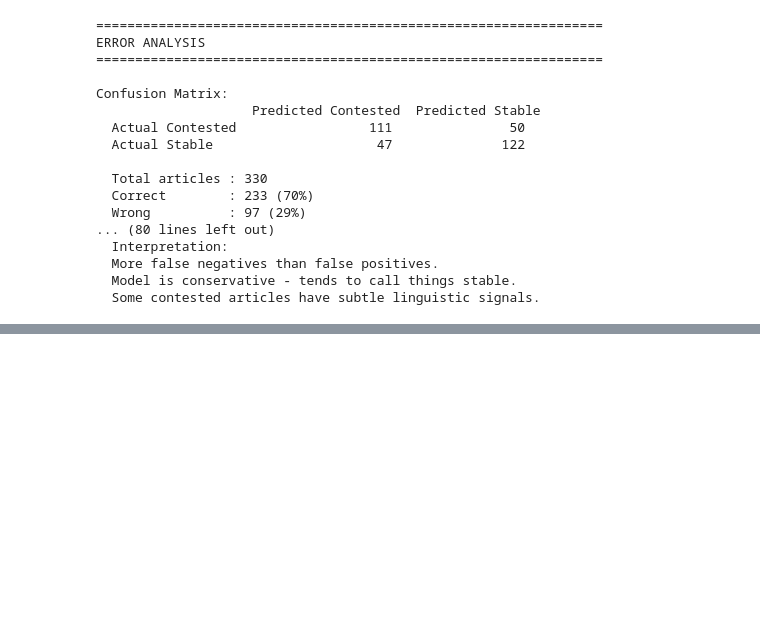
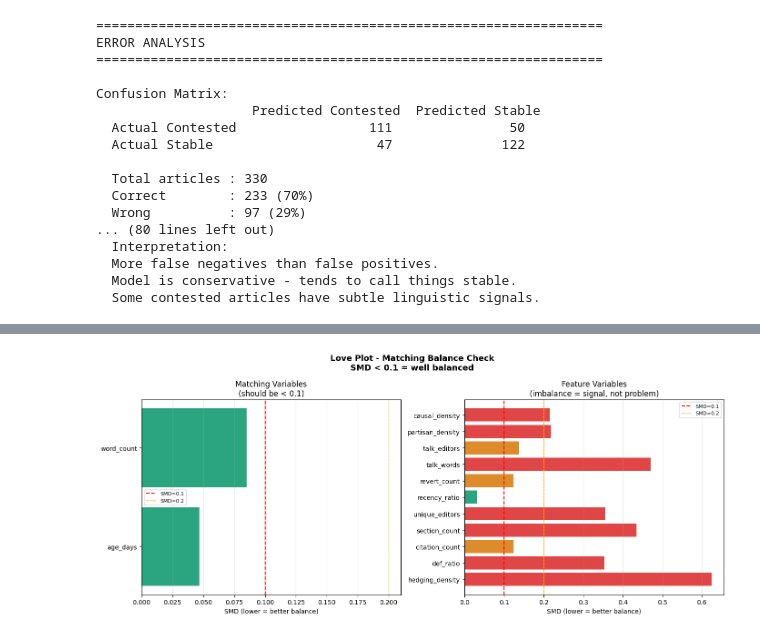
Before and after one commit to maoyuqing50-code/Wiki-Linguistic-Analysis, a Jupyter notebook: Wikipedia_EN_data_collection.ipynb, the cells around one changed output, grey strips where cells are left out. Drawn from its saved outputs; the diff is of its cells as text; code cells hidden in the pictures; blank space fills up the shorter version.

Commit message:
Add final EN dataset and analysis - 143 strict matched pairs, Love plot validated, F1=0.710

```diff
--- a/Wikipedia_EN_data_collection.ipynb
+++ b/Wikipedia_EN_data_collection.ipynb
@@ -1354,3 +1354,86 @@ Confusion Matrix:
   More false negatives than false positives.
   Model is conservative - tends to call things stable.
   Some contested articles have subtle linguistic signals.
+# %%
+import numpy as np
+import matplotlib.pyplot as plt
+
+def compute_smd(c_vals, s_vals):
+    mean_diff = c_vals.mean() - s_vals.mean()
+    pooled_std = np.sqrt((c_vals.std()**2 + s_vals.std()**2) / 2)
+    return abs(mean_diff / pooled_std) if pooled_std > 0 else 0
+
+# All numeric columns except label and identifiers
+skip_cols = ["label", "title", "label_name", "topic",
+             "topic_specific", "lang", "trends_avg"]
+
+numeric_cols = [c for c in df.columns
+                if c not in skip_cols
+                and df[c].dtype in ["float64","int64"]]
+
+c_df = df[df.label == 0]
+s_df = df[df.label == 1]
+
+# Categorise each variable
+MATCHING_VARS = ["word_count", "age_days"]
+FEATURE_VARS  = [c for c in numeric_cols if c not in MATCHING_VARS]
+
+smd_results = []
+print(f"{'Variable':<28} {'SMD':>8}  {'Status':<8}  Type")
+print("-" * 60)
+
+for col in numeric_cols:
+    c_vals = c_df[col].dropna()
+    s_vals = s_df[col].dropna()
+    if len(c_vals) < 5 or len(s_vals) < 5:
+        continue
+    smd    = compute_smd(c_vals, s_vals)
+    status = "GOOD" if smd < 0.1 else ("OK" if smd < 0.2 else "POOR")
+    vtype  = "MATCHING" if col in MATCHING_VARS else "FEATURE"
+    print(f"  {col:<26} {smd:>8.4f}  {status:<8}  {vtype}")
+    smd_results.append({"variable": col, "smd": smd,
+                        "status": status, "type": vtype})
+
+# Love plot - split by type
+match_res   = [r for r in smd_results if r["type"] == "MATCHING"]
+feature_res = [r for r in smd_results if r["type"] == "FEATURE"]
+
+fig, axes = plt.subplots(1, 2, figsize=(14, 6))
+fig.suptitle("Love Plot - Matching Balance Check\nSMD < 0.1 = well balanced",
+             fontsize=13, fontweight="bold")
+
+for ax, results, title in zip(
+    axes,
+    [match_res, feature_res],
+    ["Matching Variables\n(should be < 0.1)",
+     "Feature Variables\n(imbalance = signal, not problem)"]
+):
+    if not results: continue
+    vars_   = [r["variable"] for r in results]
+    smds_   = [r["smd"]      for r in results]
+    colors_ = ["#059669" if s < 0.1 else
+               "#D97706" if s < 0.2 else
+               "#DC2626" for s in smds_]
+    ax.barh(vars_, smds_, color=colors_, alpha=0.85)
+    ax.axvline(0.1, color="red", linestyle="--",
+               linewidth=1.5, label="SMD=0.1")
+    ax.axvline(0.2, color="orange", linestyle="--",
+               linewidth=1, label="SMD=0.2")
+    ax.set_xlabel("SMD (lower = better balance)")
+    ax.set_title(title)
+    ax.legend(fontsize=8)
+    ax.grid(axis="x", alpha=0.3)
+
+plt.tight_layout()
+plt.savefig("final_love_plot_en.png", dpi=150, bbox_inches="tight")
+plt.show()
+
+# Summary
+print(f"\nMatching variables (must be < 0.1):")
+for r in match_res:
+    print(f"  {r['variable']:<26} SMD={r['smd']:.4f}  {r['status']}")
+
+print(f"\nFeature variables (imbalance = signal):")
+for r in feature_res:
+    print(f"  {r['variable']:<26} SMD={r['smd']:.4f}  {r['status']}")
+# %% [output]
@@ -1356,0 +1455 @@ Confusion Matrix:
+[figure, added]
```
Also changed, not shown: parts of 7 cells of this notebook.
